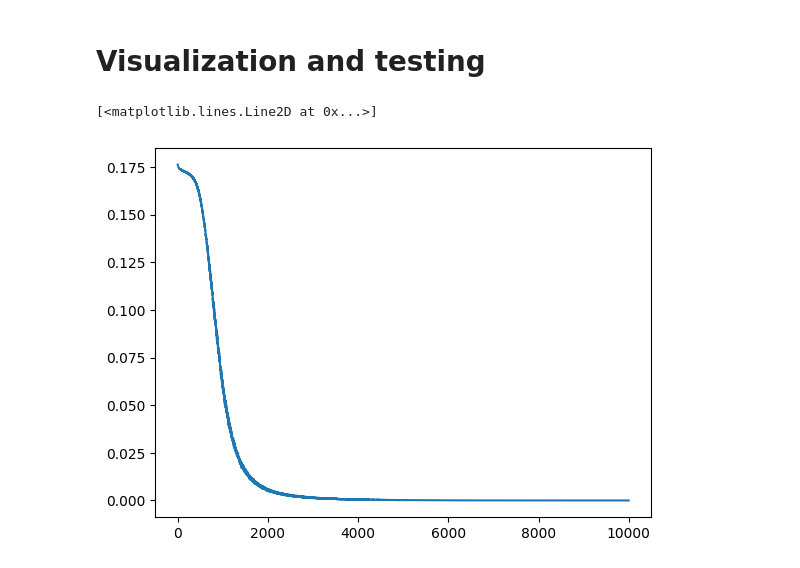
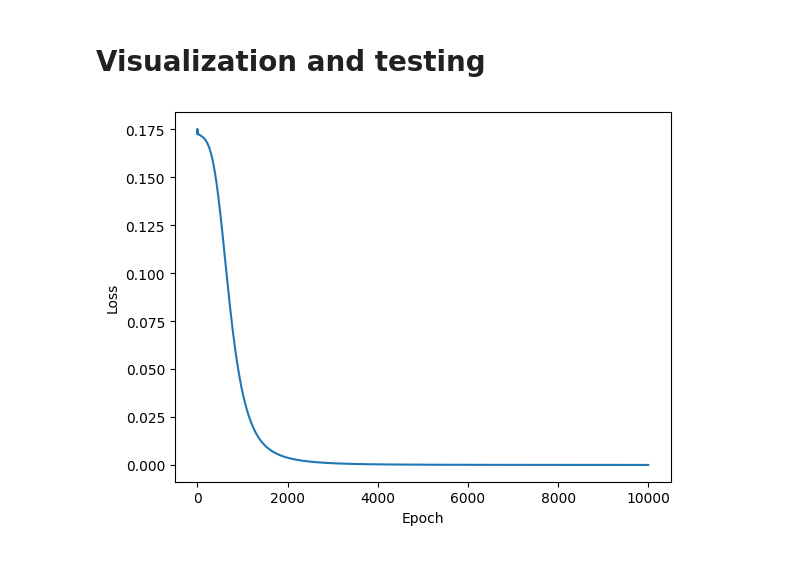
Before and after one commit to imraunav/Universal-function-approximators, a Jupyter notebook: XOR_PyTorch.ipynb, the cells around one changed output. Saved outputs shown, nothing was run; the diff lists cells and outputs as text; code cells hidden in the pictures.

```diff
--- a/XOR_PyTorch.ipynb
+++ b/XOR_PyTorch.ipynb
@@ -162,10 +167,12 @@ tensor([[2.7454e-05],
 # %% [markdown]
 # Visualization and testing
-# %%
-plt.plot(training_loss)
-# %% [output]
-[<matplotlib.lines.Line2D at 0x...>]
-[figure, removed]
+# %%
+plt.plot(training_loss)
+plt.ylabel("Loss")
+plt.xlabel("Epoch")
+plt.show()
+# %% [output]
+[figure, added]
 # %%
 xx, yy, zz = contours[-1]
 # %%
```
Also changed, not shown: parts of 5 cells of this notebook.
